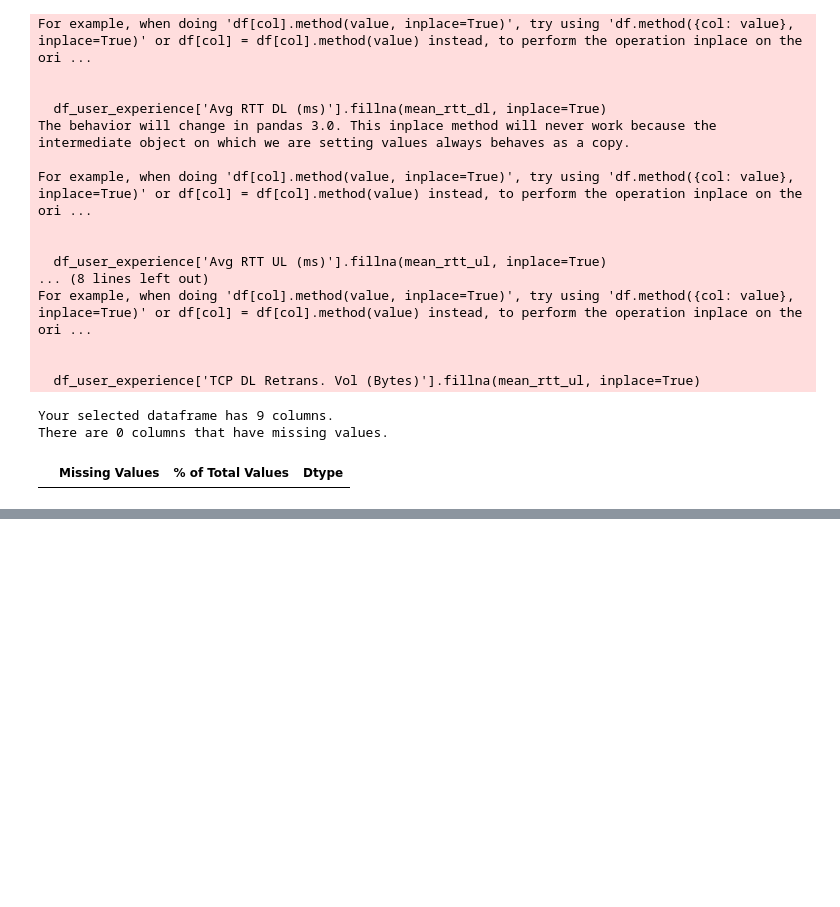
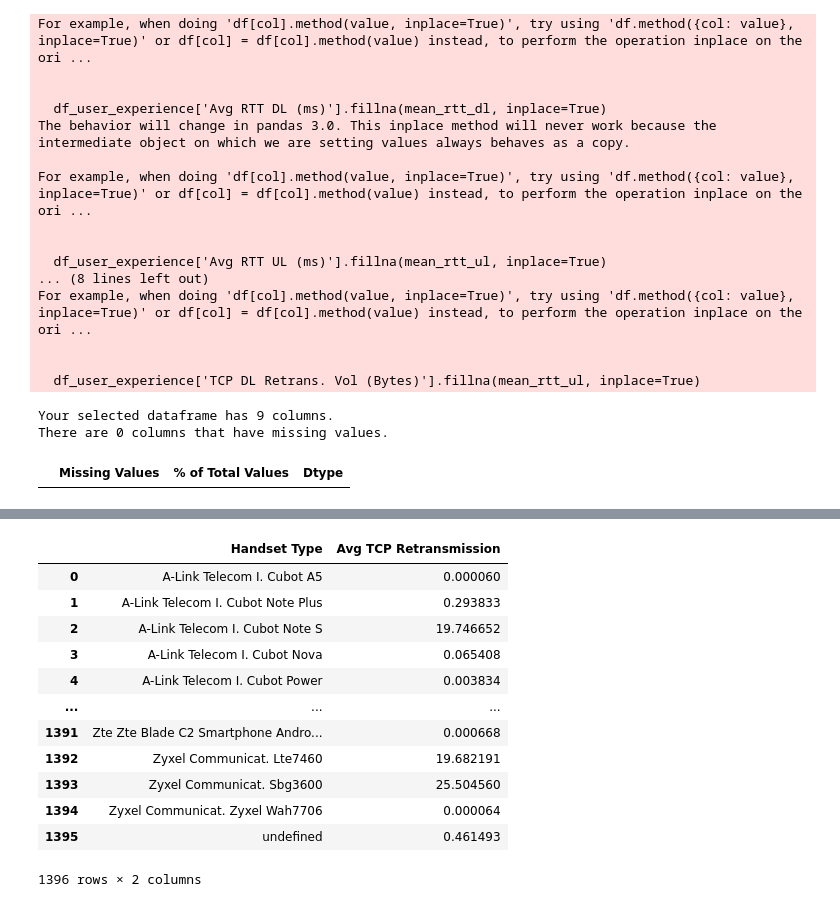
Before and after one commit to dagiteferi/User-Overview-Engagement-and-Experience-Analysis, a Jupyter notebook: notebooks/Experience Analytics.ipynb, the cells around one changed output, grey strips where cells are left out. Cells and saved outputs as stored; diff of their text form; code cells hidden in the pictures; blank space fills up the shorter version.

```diff
--- a/notebooks/Experience Analytics.ipynb
+++ b/notebooks/Experience Analytics.ipynb
@@ -268,0 +421,19 @@ df_user_experience.head()
+# %%
+#Average TCP retransmission per handset type
+df_user_experience['Avg TCP Retransmission'] = (df_user_experience['TCP DL Retrans. Vol (Megabytes)'] + df_user_experience['TCP UL Retrans. Vol (Megabytes)']) / 2
+tcp_retrans_per_handset = df_user_experience.groupby('Handset Type')['Avg TCP Retransmission'].mean().reset_index()
+tcp_retrans_per_handset
+# %% [output]
+|  | Handset Type | Avg TCP Retransmission |
+| 0 | A-Link Telecom I. Cubot A5 | 0.000060 |
+| 1 | A-Link Telecom I. Cubot Note Plus | 0.293833 |
+| 2 | A-Link Telecom I. Cubot Note S | 19.746652 |
+| 3 | A-Link Telecom I. Cubot Nova | 0.065408 |
+| 4 | A-Link Telecom I. Cubot Power | 0.003834 |
+| ... | ... | ... |
+| 1391 | Zte Zte Blade C2 Smartphone Andro... | 0.000668 |
+| 1392 | Zyxel Communicat. Lte7460 | 19.682191 |
+| 1393 | Zyxel Communicat. Sbg3600 | 25.504560 |
+| 1394 | Zyxel Communicat. Zyxel Wah7706 | 0.000064 |
+| 1395 | undefined | 0.461493 |
+1396 rows × 2 columns
```
Also changed, not shown: parts of 9 cells of this notebook.
